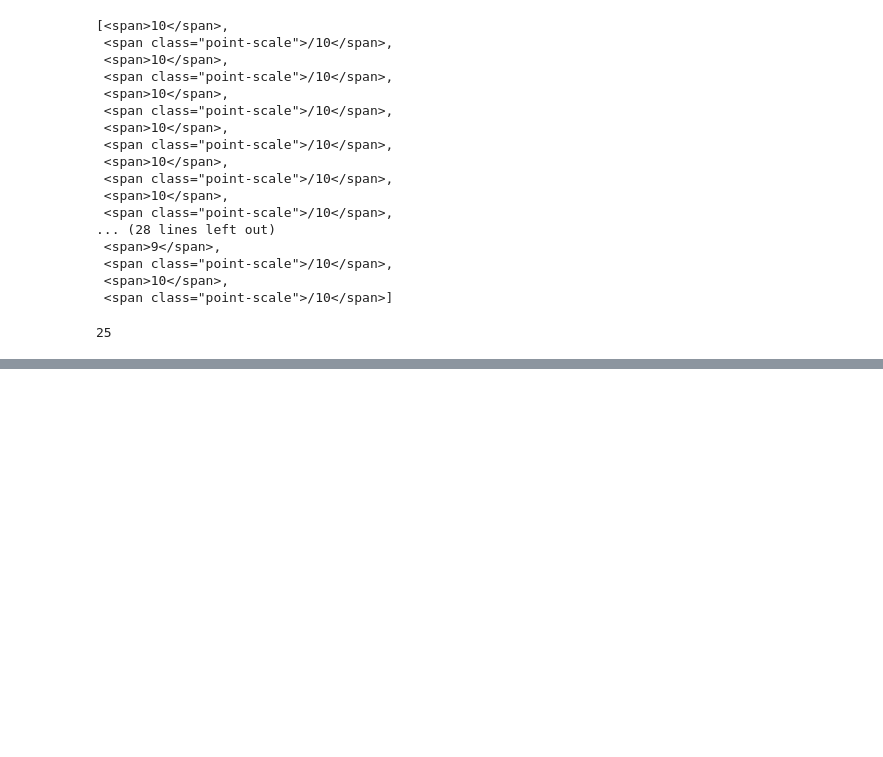
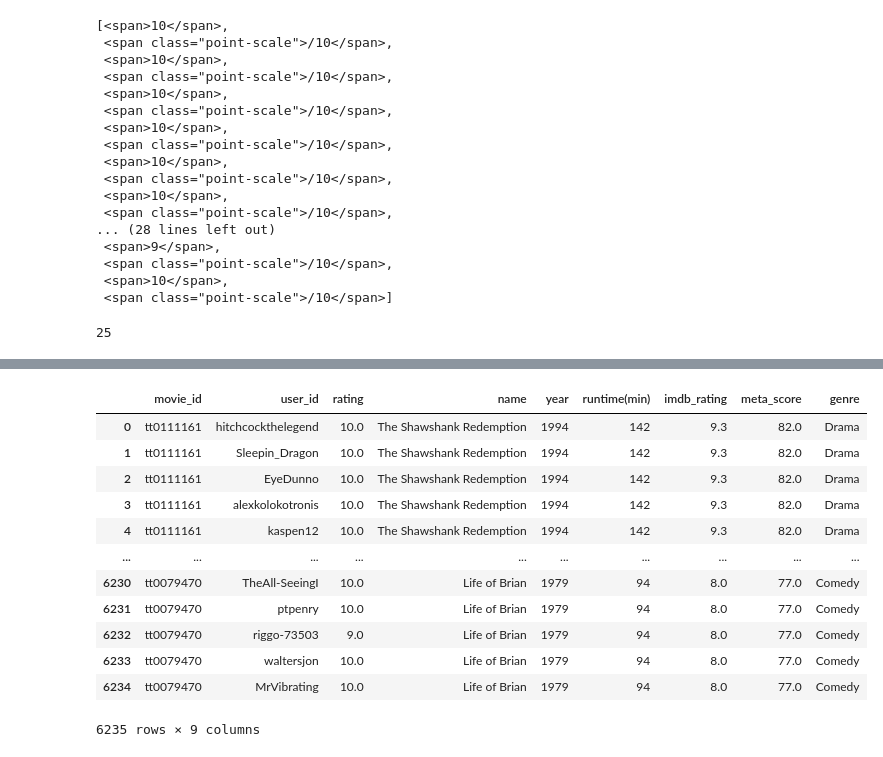
Before and after one commit to datakoreaheon/myproject, a Jupyter notebook: movie_project.ipynb, the cells around one changed output, grey strips where cells are left out. Cells and saved outputs as stored; diff of their text form; code cells hidden in the pictures; blank space fills up the shorter version.

```diff
--- a/movie_project.ipynb
+++ b/movie_project.ipynb
@@ -491,0 +537,3 @@ soup.select('.rating-other-user-rating>span')
+# %%
+df=pd.read_csv('movie_info2.csv')
+df
@@ -491,0 +554,3 @@ soup.select('.rating-other-user-rating>span')
+# %%
+df2=pd.read_csv('user_info.csv')
+df2
@@ -491,0 +586,19 @@ soup.select('.rating-other-user-rating>span')
+# %%
+combined=pd.merge(df2,df)
+combined
+# pvt=combined.pivot_table(index='user_id',columns='name',values='rating').fillna(0)
+# pvt
+# %% [output]
+|  | movie_id | user_id | rating | name | year | runtime(min) | imdb_rating | meta_score | genre |
+| 0 | tt0111161 | hitchcockthelegend | 10.0 | The Shawshank Redemption | 1994 | 142 | 9.3 | 82.0 | Drama |
+| 1 | tt0111161 | Sleepin_Dragon | 10.0 | The Shawshank Redemption | 1994 | 142 | 9.3 | 82.0 | Drama |
+| 2 | tt0111161 | EyeDunno | 10.0 | The Shawshank Redemption | 1994 | 142 | 9.3 | 82.0 | Drama |
+| 3 | tt0111161 | alexkolokotronis | 10.0 | The Shawshank Redemption | 1994 | 142 | 9.3 | 82.0 | Drama |
+| 4 | tt0111161 | kaspen12 | 10.0 | The Shawshank Redemption | 1994 | 142 | 9.3 | 82.0 | Drama |
+| ... | ... | ... | ... | ... | ... | ... | ... | ... | ... |
+| 6230 | tt0079470 | TheAll-SeeingI | 10.0 | Life of Brian | 1979 | 94 | 8.0 | 77.0 | Comedy |
+| 6231 | tt0079470 | ptpenry | 10.0 | Life of Brian | 1979 | 94 | 8.0 | 77.0 | Comedy |
+| 6232 | tt0079470 | riggo-73503 | 9.0 | Life of Brian | 1979 | 94 | 8.0 | 77.0 | Comedy |
+| 6233 | tt0079470 | waltersjon | 10.0 | Life of Brian | 1979 | 94 | 8.0 | 77.0 | Comedy |
+| 6234 | tt0079470 | MrVibrating | 10.0 | Life of Brian | 1979 | 94 | 8.0 | 77.0 | Comedy |
+6235 rows × 9 columns
```
Also changed, not shown: parts of 27 cells of this notebook, 1 other file.
